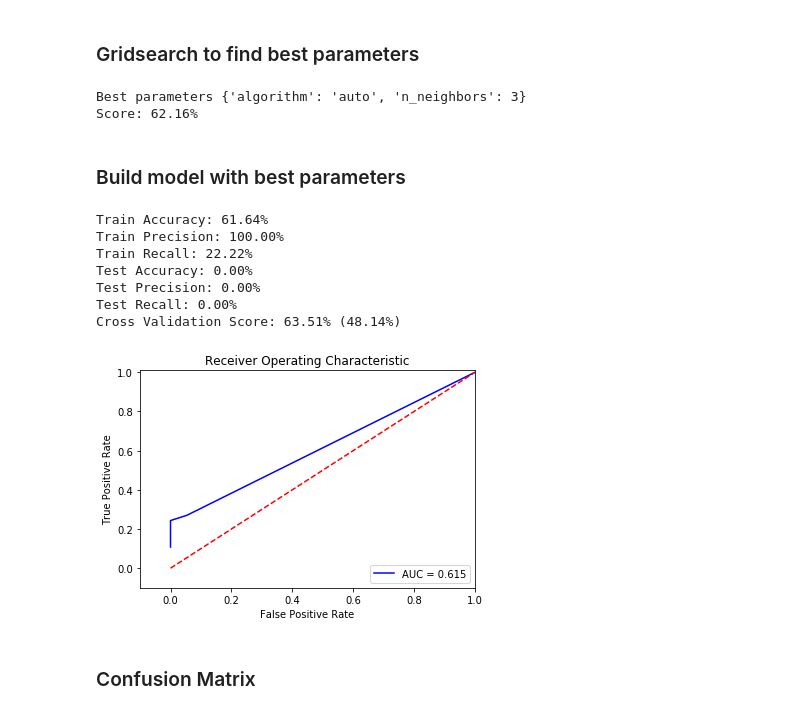
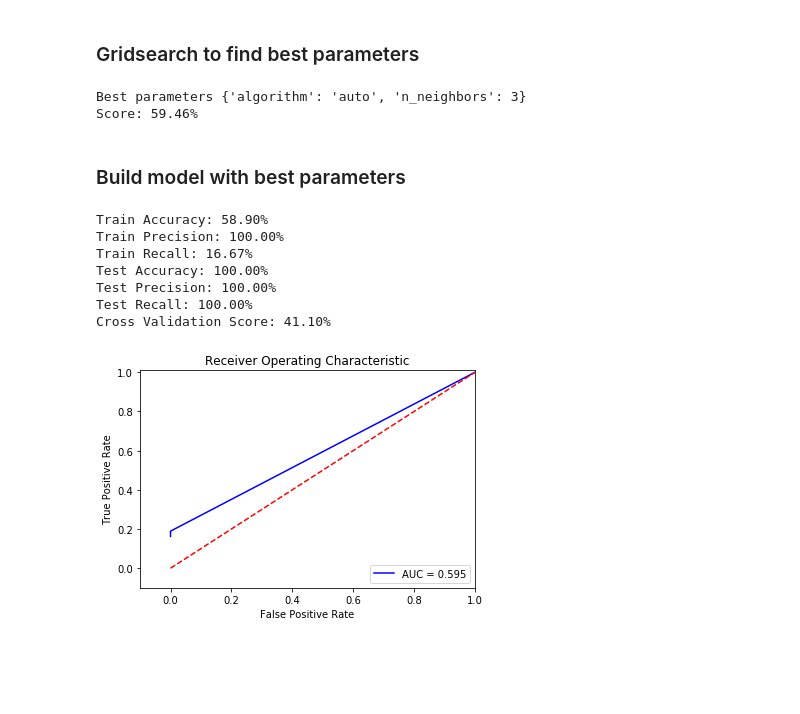
Before and after one commit to myingling0603/Debt-Portfolio-Capstone, a Jupyter notebook: Build Model.ipynb, the cells around one changed output. Cells and saved outputs as stored; diff of their text form; code cells hidden in the pictures; blank space fills up the shorter version.

```diff
--- a/Build Model.ipynb
+++ b/Build Model.ipynb
@@ -563,7 +507,7 @@ y_knn = df['Paid']
 print("Before OverSampling, counts of label '1': {}".format(sum(y_knn==1)))
 print("Before OverSampling, counts of label '0': {} \n".format(sum(y_knn==0)))
 
-sm = SMOTE(k_neighbors=1,random_state=42)
+sm = SMOTE(k_neighbors=3,random_state=42)
 X_res, y_res = sm.fit_sample(X_knn, y_knn)
 
 print('After OverSampling, the shape of train_X: {}'.format(X_res.shape))
@@ -591,27 +535,21 @@ build_model(KNeighborsClassifier(), params,
             X_res, y_res)
 # %% [output]
 Best parameters {'algorithm': 'auto', 'n_neighbors': 3}
-Score: 62.16%
+Score: 59.46%
 # %% [markdown]
 ### Build model with best parameters
-# %%
-knn = KNeighborsClassifier(algorithm='auto',
-                           n_neighbors=8)
-
-leave_one_out(knn, X_res, y_res, loocv)
-# knn.fit(X_res, y_res)
-
-# results = cross_val_score(knn, X, y, cv=loocv)
-# print("Accuracy: %.2f%% (%.2f%%)" % (results.mean()*100.0, results.std()*100.0))
-# %% [output]
-Train Accuracy: 61.64%
-Train Precision: 100.00%
-Train Recall: 22.22%
-Test Accuracy: 0.00%
-Test Precision: 0.00%
-Test Recall: 0.00%
-Cross Validation Score: 63.51% (48.14%)
-[figure, removed]
-# %% [markdown]
-### Confusion Matrix
+# %%
+knn = KNeighborsClassifier(algorithm='auto',
+                           n_neighbors=3)
+
+leave_one_out(knn, X_res, y_res)
+# %% [output]
+Train Accuracy: 58.90%
+Train Precision: 100.00%
+Train Recall: 16.67%
+Test Accuracy: 100.00%
+Test Precision: 100.00%
+Test Recall: 100.00%
+Cross Validation Score: 41.10%
+[figure, added]
 # %% [markdown]
```
Also changed, not shown: parts of 45 cells of this notebook, 1 other file.
